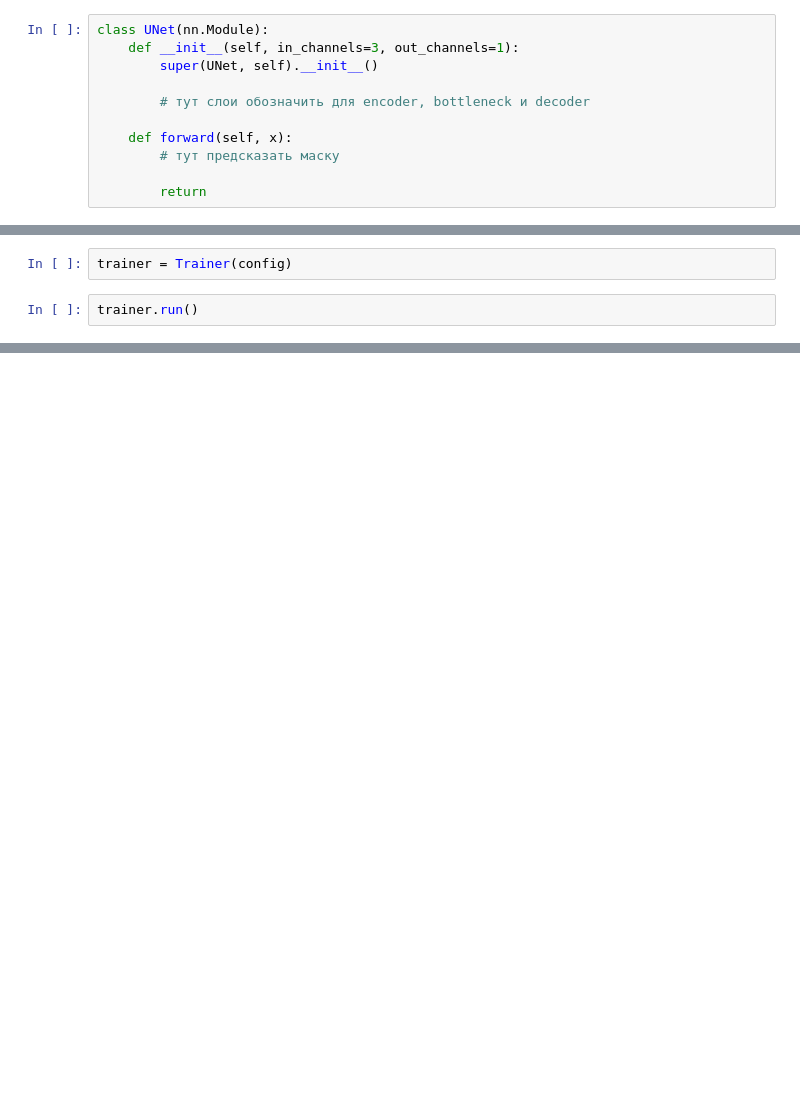
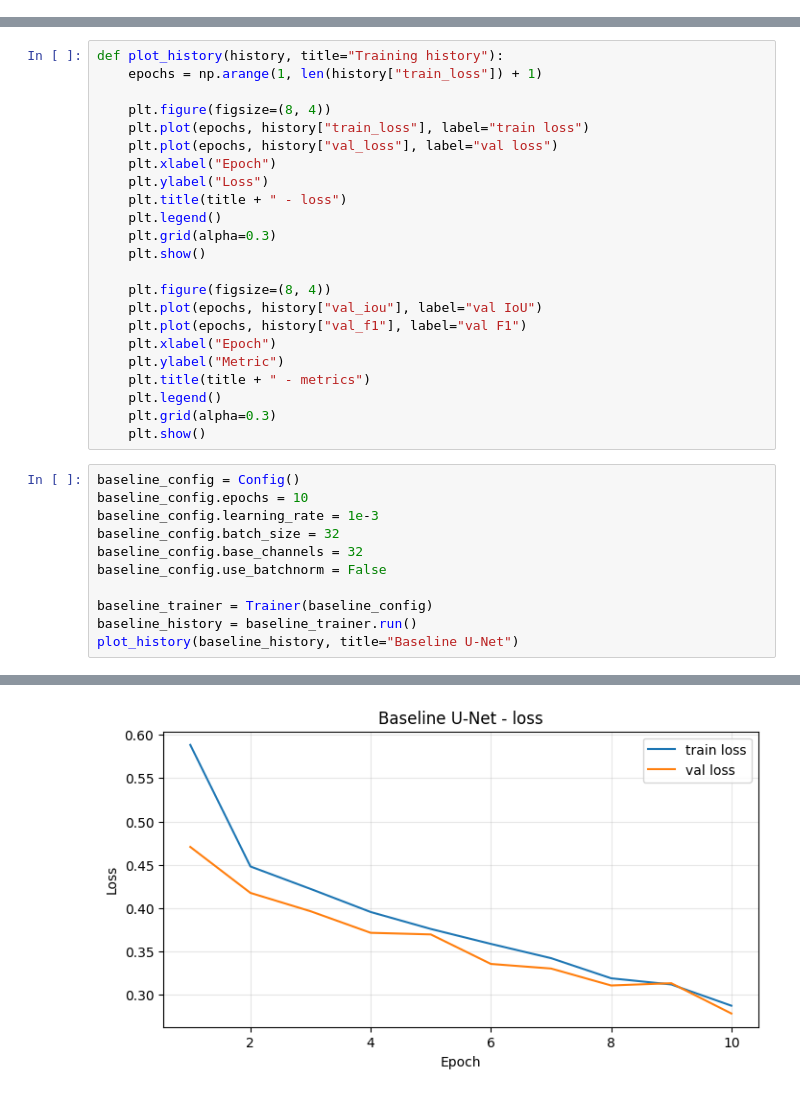
Before and after one commit to Gumirov-Mikhail/Computer_Vision, a Jupyter notebook: Object Detection and Segmentation Homework.ipynb, the cells around one changed output, grey strips where cells are left out. Cells and saved outputs as stored; diff of their text form; blank space fills up the shorter version.

```diff
--- a/Object Detection and Segmentation Homework.ipynb
+++ b/Object Detection and Segmentation Homework.ipynb
@@ -29,11 +48,0 @@ config = Config()
-# %%
-class UNet(nn.Module):
-    def __init__(self, in_channels=3, out_channels=1):
-        super(UNet, self).__init__()
-
-        # тут слои обозначить для encoder, bottleneck и decoder
-
-    def forward(self, x):
-        # тут предсказать маску
-
-        return
@@ -197,5 +339,36 @@ class Trainer:
             plt.show()
-# %%
-trainer = Trainer(config)
-# %%
-trainer.run()
+# %%
+def plot_history(history, title="Training history"):
+    epochs = np.arange(1, len(history["train_loss"]) + 1)
+
+    plt.figure(figsize=(8, 4))
+    plt.plot(epochs, history["train_loss"], label="train loss")
+    plt.plot(epochs, history["val_loss"], label="val loss")
+    plt.xlabel("Epoch")
+    plt.ylabel("Loss")
+    plt.title(title + " - loss")
+    plt.legend()
+    plt.grid(alpha=0.3)
+    plt.show()
+
+    plt.figure(figsize=(8, 4))
+    plt.plot(epochs, history["val_iou"], label="val IoU")
+    plt.plot(epochs, history["val_f1"], label="val F1")
+    plt.xlabel("Epoch")
+    plt.ylabel("Metric")
+    plt.title(title + " - metrics")
+    plt.legend()
+    plt.grid(alpha=0.3)
+    plt.show()
+# %%
+baseline_config = Config()
+baseline_config.epochs = 10
+baseline_config.learning_rate = 1e-3
+baseline_config.batch_size = 32
+baseline_config.base_channels = 32
+baseline_config.use_batchnorm = False
+
+baseline_trainer = Trainer(baseline_config)
+baseline_history = baseline_trainer.run()
+plot_history(baseline_history, title="Baseline U-Net")
+# %% [output]
@@ -201,0 +387 @@ trainer.run()
+[figure, added]
```
Also changed, not shown: parts of 19 cells of this notebook.
